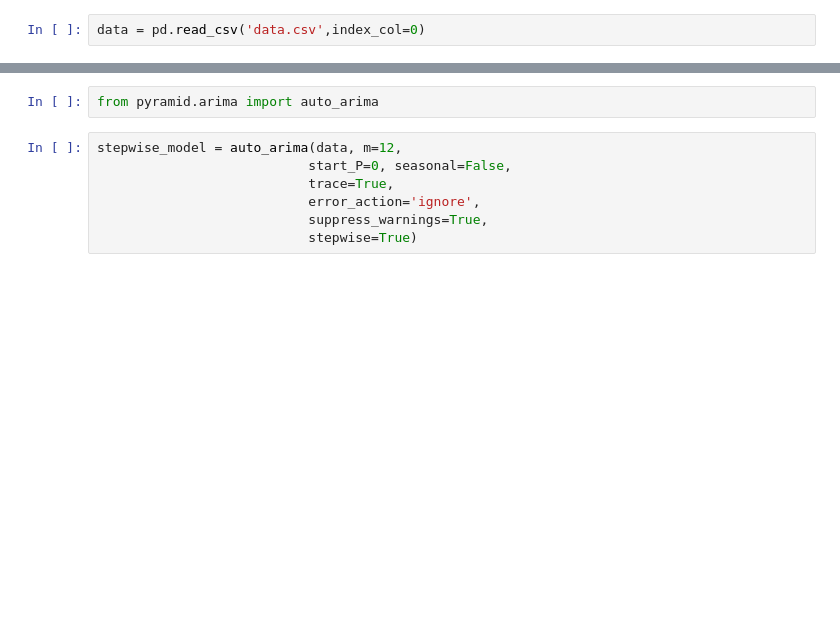
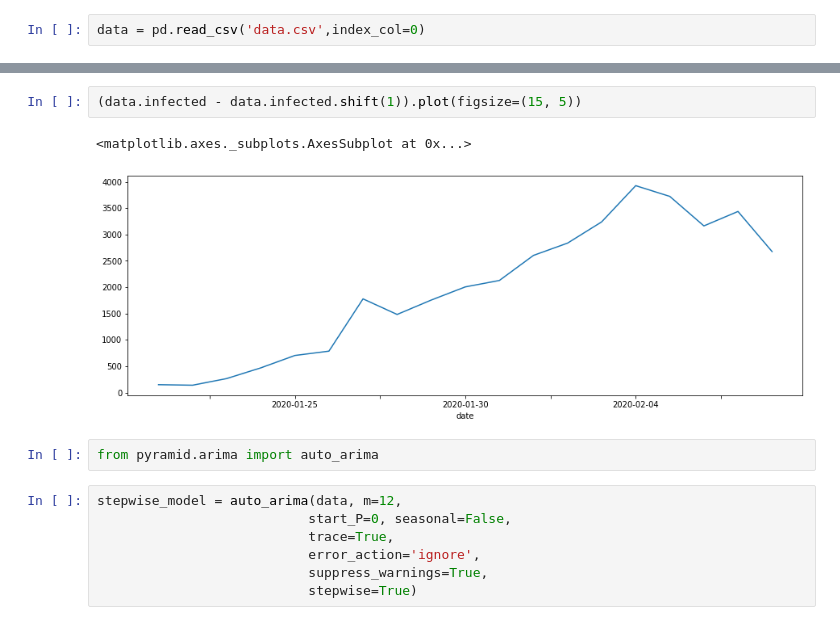
Before and after one commit to lprone/coronavirus, a Jupyter notebook: coronavirus.ipynb, the cells around one changed output, grey strips where cells are left out. Saved outputs shown, nothing was run; the diff lists cells and outputs as text; blank space fills up the shorter version.

```diff
--- a/coronavirus.ipynb
+++ b/coronavirus.ipynb
@@ -26,3 +27,8 @@ data.plot()
+# %%
+(data.infected - data.infected.shift(1)).plot(figsize=(15, 5))
+# %% [output]
+<matplotlib.axes._subplots.AxesSubplot at 0x...>
+[figure, added]
 # %%
 from pyramid.arima import auto_arima
 # %%
```
Also changed, not shown: parts of 9 cells of this notebook, 1 other file.
